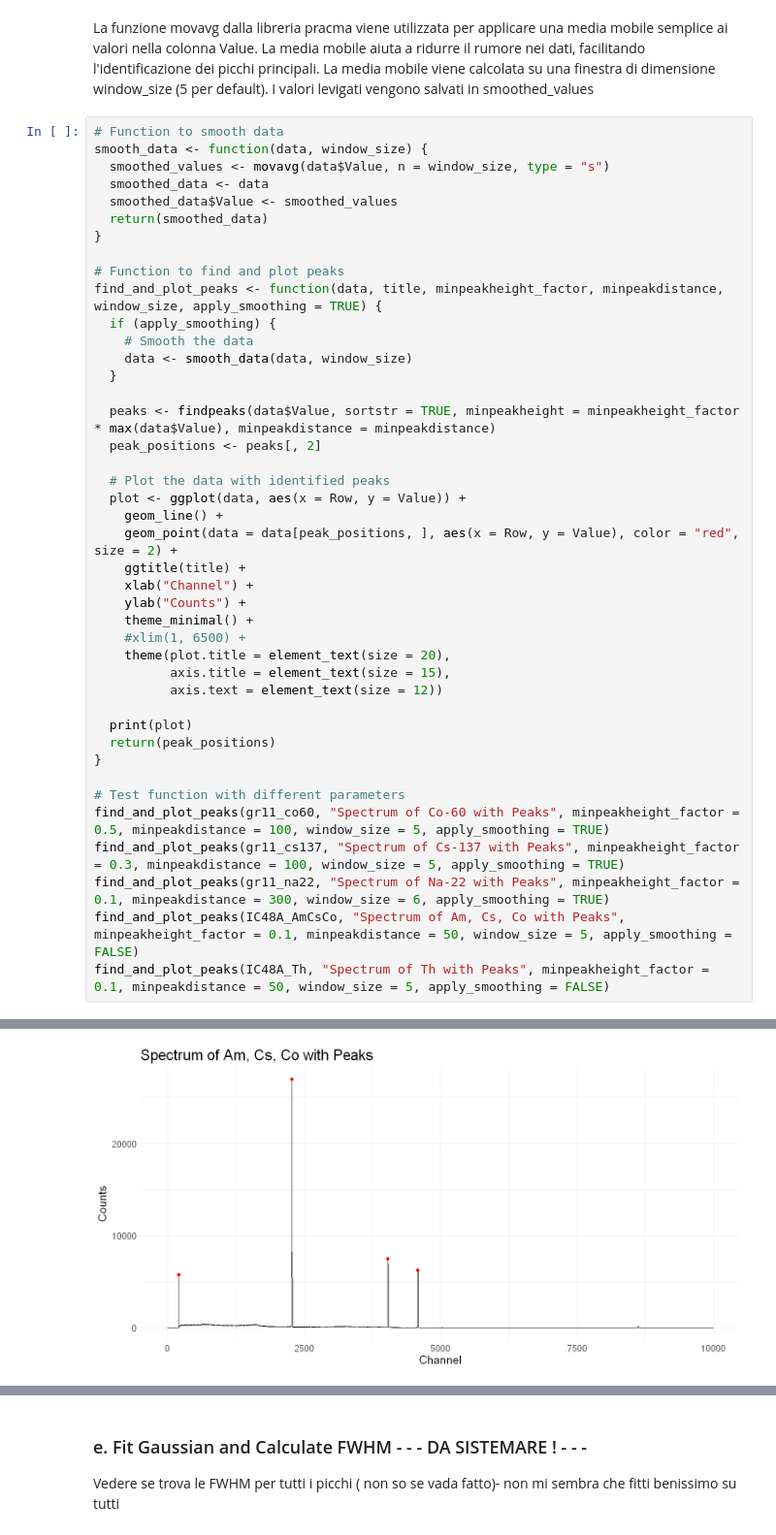
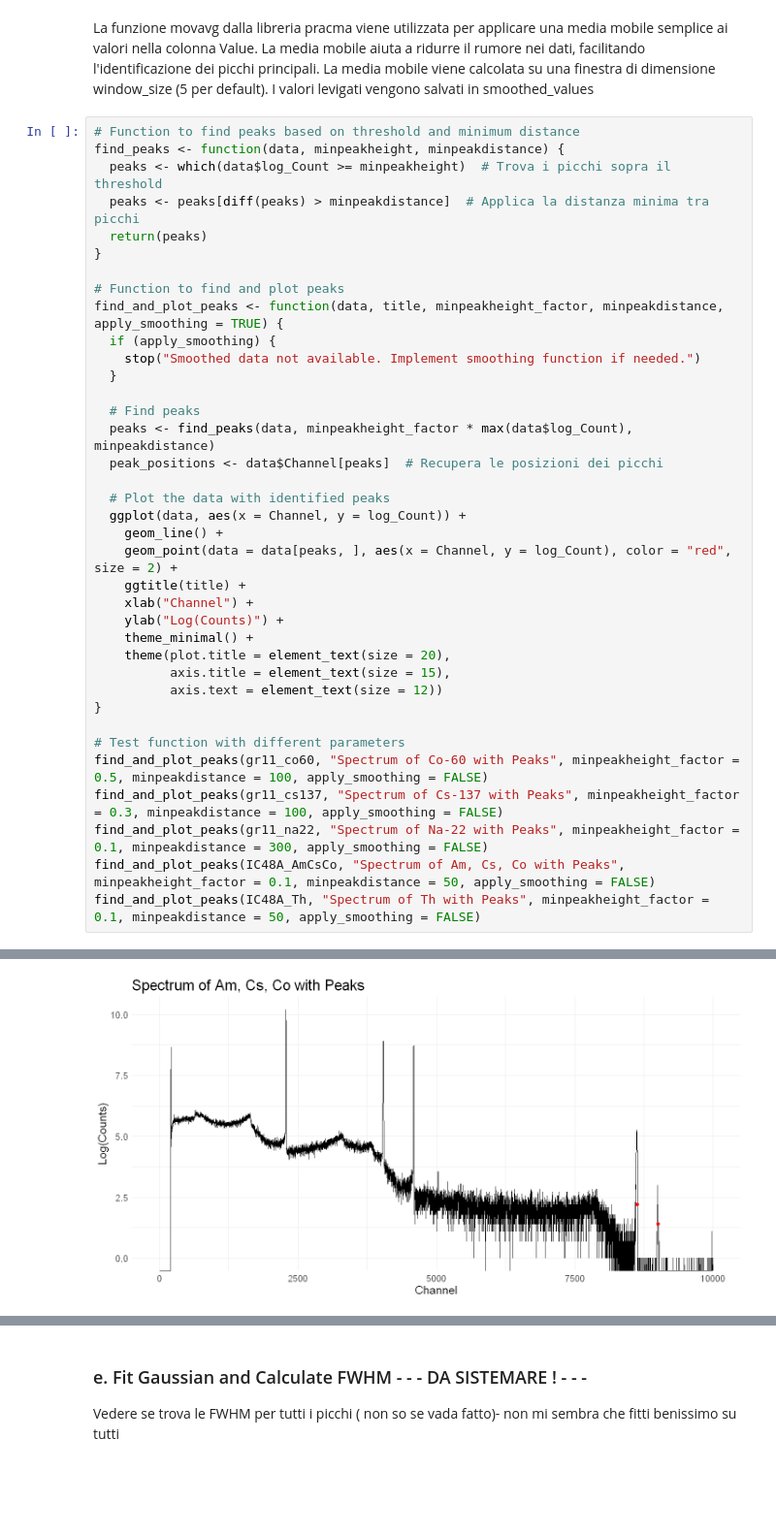
Before and after one commit to EugeniaBoccanera/R_project, a Jupyter notebook: Group_00.ipynb, the cells around one changed output, grey strips where cells are left out. Shown at 97% size. Drawn from its saved outputs; the diff is of its cells as text; blank space fills up the shorter version.

```diff
--- a/Group_00.ipynb
+++ b/Group_00.ipynb
@@ -198,45 +215,40 @@ La funzione movavg dalla libreria pracma viene utilizzata per applicare una medi
 La media mobile viene calcolata su una finestra di dimensione window_size (5 per default).
 I valori levigati vengono salvati in smoothed_values
 # %%
-# Function to smooth data
-smooth_data <- function(data, window_size) {
-  smoothed_values <- movavg(data$Value, n = window_size, type = "s")
-  smoothed_data <- data
-  smoothed_data$Value <- smoothed_values
-  return(smoothed_data)
+# Function to find peaks based on threshold and minimum distance
+find_peaks <- function(data, minpeakheight, minpeakdistance) {
+  peaks <- which(data$log_Count >= minpeakheight)  # Trova i picchi sopra il threshold
+  peaks <- peaks[diff(peaks) > minpeakdistance]  # Applica la distanza minima tra picchi
+  return(peaks)
 }
 
 # Function to find and plot peaks
-find_and_plot_peaks <- function(data, title, minpeakheight_factor, minpeakdistance, window_size, apply_smoothing = TRUE) {
+find_and_plot_peaks <- function(data, title, minpeakheight_factor, minpeakdistance, apply_smoothing = TRUE) {
   if (apply_smoothing) {
-    # Smooth the data
-    data <- smooth_data(data, window_size)
+    stop("Smoothed data not available. Implement smoothing function if needed.")
   }
 
-  peaks <- findpeaks(data$Value, sortstr = TRUE, minpeakheight = minpeakheight_factor * max(data$Value), minpeakdistance = minpeakdistance)
-  peak_positions <- peaks[, 2]
+  # Find peaks
+  peaks <- find_peaks(data, minpeakheight_factor * max(data$log_Count), minpeakdistance)
+  peak_positions <- data$Channel[peaks]  # Recupera le posizioni dei picchi
 
   # Plot the data with identified peaks
-  plot <- ggplot(data, aes(x = Row, y = Value)) +
+  ggplot(data, aes(x = Channel, y = log_Count)) +
     geom_line() +
-    geom_point(data = data[peak_positions, ], aes(x = Row, y = Value), color = "red", size = 2) +
+    geom_point(data = data[peaks, ], aes(x = Channel, y = log_Count), color = "red", size = 2) +
     ggtitle(title) +
     xlab("Channel") +
-    ylab("Counts") +
+    ylab("Log(Counts)") +
     theme_minimal() +
-    #xlim(1, 6500) +
     theme(plot.title = element_text(size = 20),
           axis.title = element_text(size = 15),
           axis.text = element_text(size = 12))
-
-  print(plot)
-  return(peak_positions)
 }
 
 # Test function with different parameters
-find_and_plot_peaks(gr11_co60, "Spectrum of Co-60 with Peaks", minpeakheight_factor = 0.5, minpeakdistance = 100, window_size = 5, apply_smoothing = TRUE)
-find_and_plot_peaks(gr11_cs137, "Spectrum of Cs-137 with Peaks", minpeakheight_factor = 0.3, minpeakdistance = 100, window_size = 5, apply_smoothing = TRUE)
-find_and_plot_peaks(gr11_na22, "Spectrum of Na-22 with Peaks", minpeakheight_factor = 0.1, minpeakdistance = 300, window_size = 6, apply_smoothing = TRUE)
-find_and_plot_peaks(IC48A_AmCsCo, "Spectrum of Am, Cs, Co with Peaks", minpeakheight_factor = 0.1, minpeakdistance = 50, window_size = 5, apply_smoothing = FALSE)
-find_and_plot_peaks(IC48A_Th, "Spectrum of Th with Peaks", minpeakheight_factor = 0.1, minpeakdistance = 50, window_size = 5, apply_smoothing = FALSE)
+find_and_plot_peaks(gr11_co60, "Spectrum of Co-60 with Peaks", minpeakheight_factor = 0.5, minpeakdistance = 100, apply_smoothing = FALSE)
+find_and_plot_peaks(gr11_cs137, "Spectrum of Cs-137 with Peaks", minpeakheight_factor = 0.3, minpeakdistance = 100, apply_smoothing = FALSE)
+find_and_plot_peaks(gr11_na22, "Spectrum of Na-22 with Peaks", minpeakheight_factor = 0.1, minpeakdistance = 300, apply_smoothing = FALSE)
+find_and_plot_peaks(IC48A_AmCsCo, "Spectrum of Am, Cs, Co with Peaks", minpeakheight_factor = 0.1, minpeakdistance = 50, apply_smoothing = FALSE)
+find_and_plot_peaks(IC48A_Th, "Spectrum of Th with Peaks", minpeakheight_factor = 0.1, minpeakdistance = 50, apply_smoothing = FALSE)
 # %% [output]
@@ -250 +258 @@ find_and_plot_peaks(IC48A_Th, "Spectrum of Th with Peaks", minpeakheight_factor
-[figure, old version]
+[figure, new version]
```
Also changed, not shown: parts of 7 cells of this notebook.
